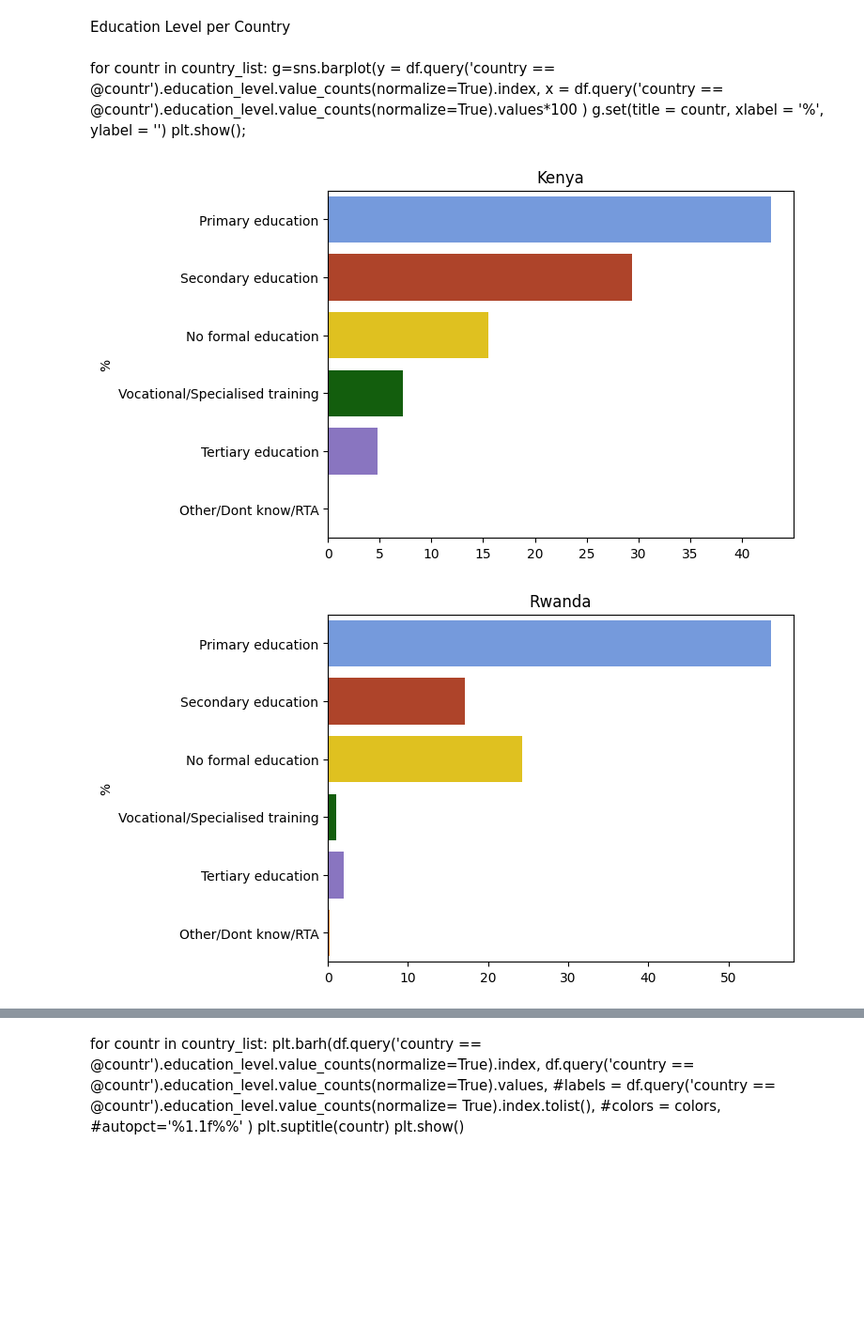
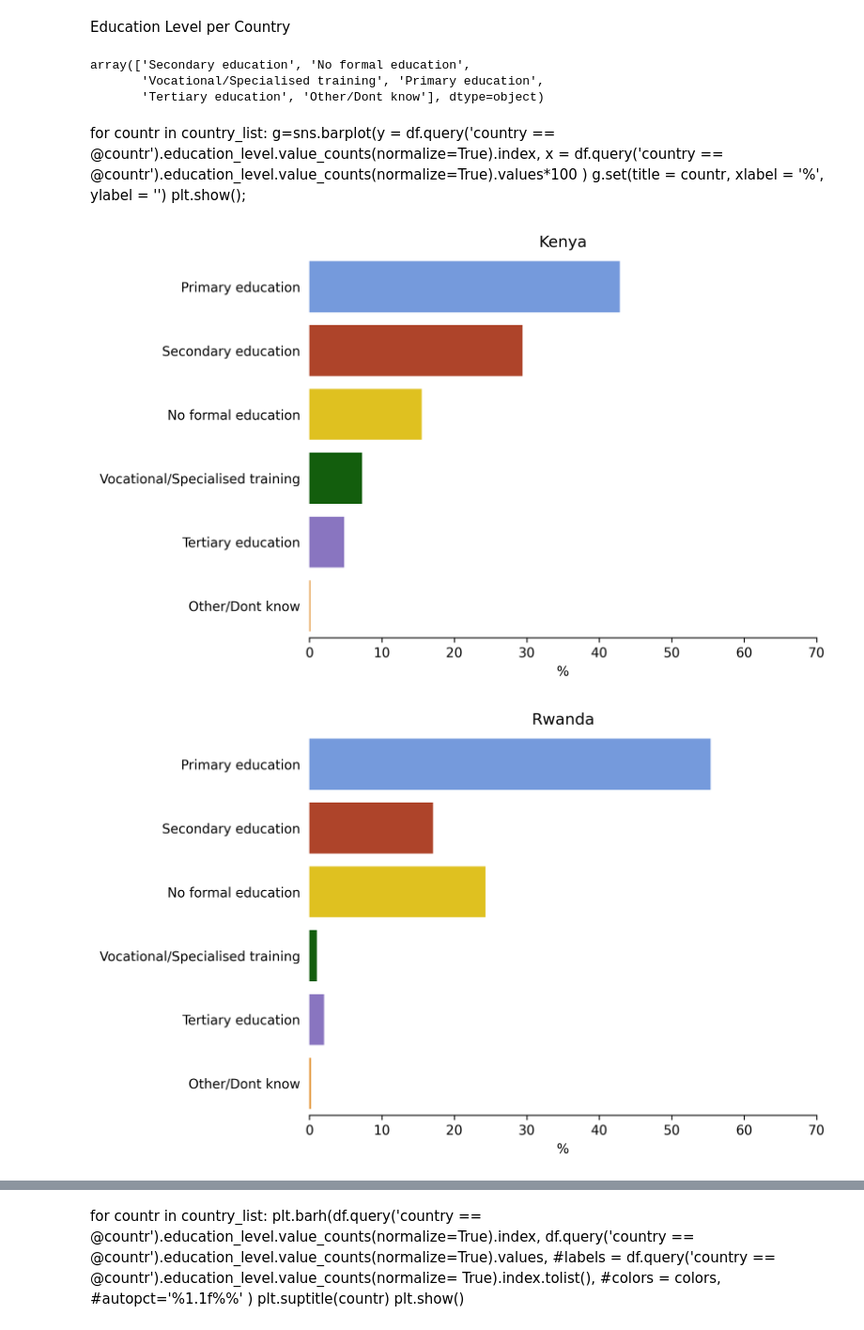
Before and after one commit to M4R1T4/ML_proj_Feb_2024, a Jupyter notebook: 01_Data_and_EDA.ipynb, the cells around one changed output, grey strips where cells are left out. Shown at 94% size. Cells and saved outputs as stored; diff of their text form; code cells hidden in the pictures; blank space fills up the shorter version.

Commit message:
nicer plots, more colors, age classes

```diff
--- a/01_Data_and_EDA.ipynb
+++ b/01_Data_and_EDA.ipynb
@@ -25,6 +25,7 @@ from matplotlib.colors import ListedColormap
 from sklearn.model_selection import train_test_split
 from sklearn.metrics import accuracy_score
 # %%
-plot_colors = ['Cornflowerblue','#C43714','gold','#076B00','#8368CC','darkorange']
+plot_colors = ['Cornflowerblue','#C43714','gold','#076B00','#8368CC','darkorange', 'navy', 'lightskyblue','#DA3287', '#FFFF31']
 my_cmap =ListedColormap(sns.color_palette(plot_colors).as_hex())
 sns.set_palette(plot_colors)
+my_cmap
@@ -249,3 +255,10 @@ Education Level per Country
+# %%
+df['education_level'].replace('Other/Dont know/RTA','Other/Dont know', inplace=True)
+df.education_level.unique()
+# %% [output]
+array(['Secondary education', 'No formal education',
+       'Vocational/Specialised training', 'Primary education',
+       'Tertiary education', 'Other/Dont know'], dtype=object)
 # %%
 # get the education level as list (sorted by value)
 edc_lst = df.query('country == "Kenya"').education_level.value_counts(normalize= True).index.tolist()
@@ -260,14 +273,20 @@ for countr in country_list:
         plt.show();
 # %%
 for countr in country_list:
+        fig = plt.figure(figsize=(8,5), dpi= 300)
         g=sns.barplot(y = df.query('country == @countr').education_level.value_counts(normalize=True)[edc_lst].index,
                 x = df.query('country == @countr').education_level.value_counts(normalize=True)[edc_lst].values * 100
                 )
         g.set(title = countr,
-              xlabel = '',
-              ylabel = '%')
-
+              xlabel = '%',
+              ylabel = '')
+        g.tick_params(left = False)
+        g.set_xlim(0,70)
+        sns.despine(left = True)
+        picname = 'plots_and_pictures/bar_educ_level_' + countr + '.png'
+        plt.tight_layout()
+        plt.savefig(picname, transparent=False, dpi=fig.dpi)
         plt.show();
 # %% [output]
-[figure, old version]
+[figure, new version]
-[figure, old version]
+[figure, new version]
```
Also changed, not shown: parts of 35 cells of this notebook.
